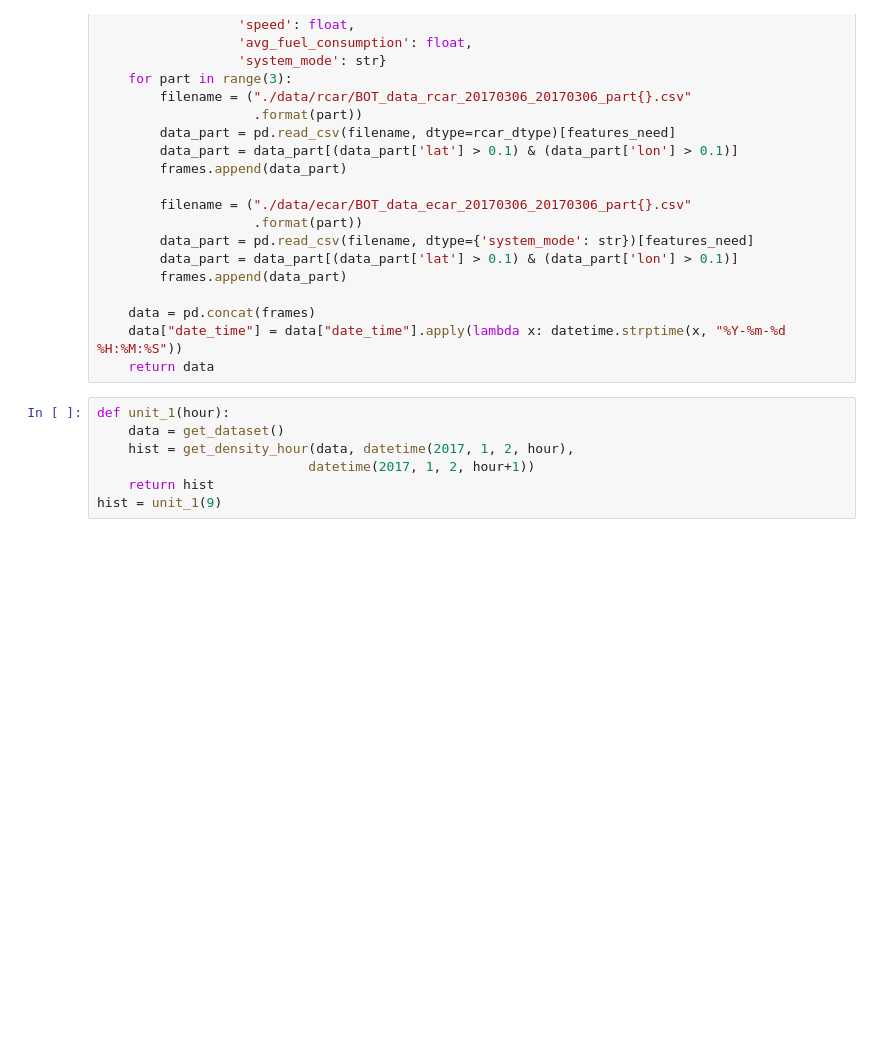
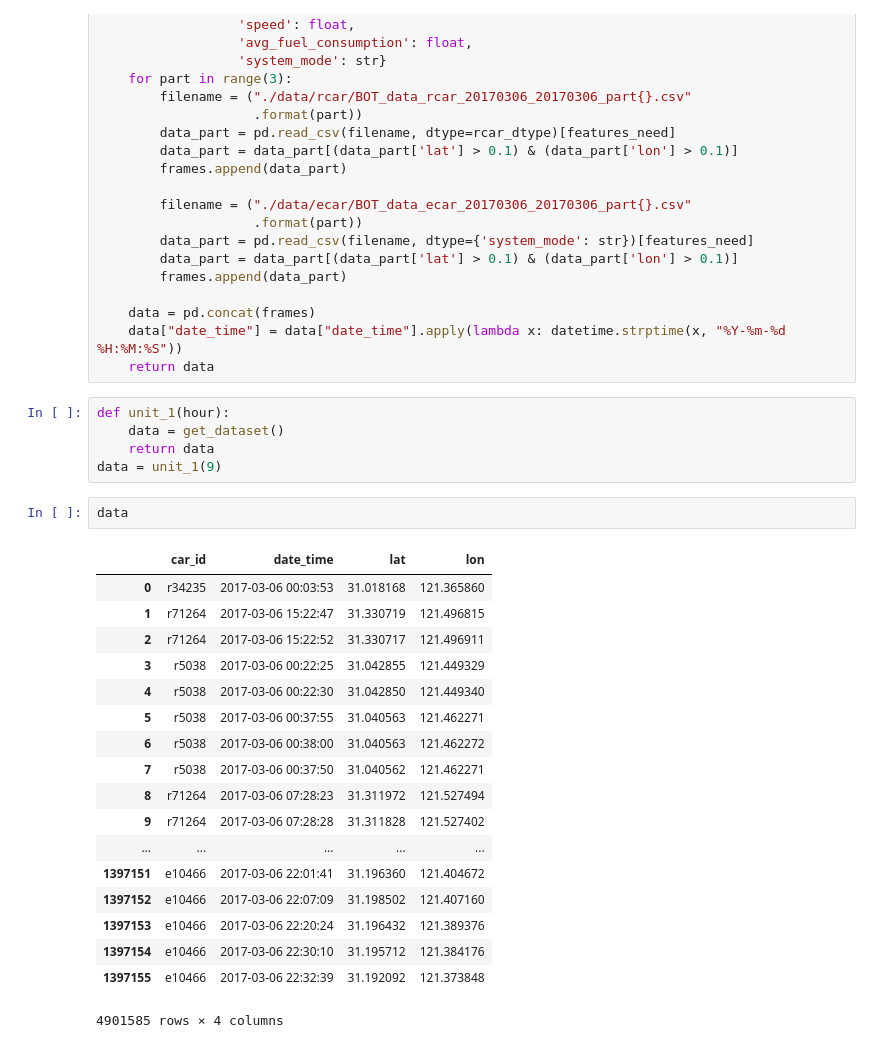
Before and after one commit to JachinShen/super-duper-guacamole, a Jupyter notebook: Baseline.ipynb, the cells around one changed output. Cells and saved outputs as stored; diff of their text form; blank space fills up the shorter version.

```diff
--- a/Baseline.ipynb
+++ b/Baseline.ipynb
@@ -152,7 +170,26 @@ def get_dataset():
 # %%
 def unit_1(hour):
     data = get_dataset()
-    hist = get_density_hour(data, datetime(2017, 1, 2, hour),
-                           datetime(2017, 1, 2, hour+1))
-    return hist
-hist = unit_1(9)
+    return data
+data = unit_1(9)
+# %%
+data
+# %% [output]
+|  | car_id | date_time | lat | lon |
+| 0 | r34235 | 2017-03-06 00:03:53 | 31.018168 | 121.365860 |
+| 1 | r71264 | 2017-03-06 15:22:47 | 31.330719 | 121.496815 |
+| 2 | r71264 | 2017-03-06 15:22:52 | 31.330717 | 121.496911 |
+| 3 | r5038 | 2017-03-06 00:22:25 | 31.042855 | 121.449329 |
+| 4 | r5038 | 2017-03-06 00:22:30 | 31.042850 | 121.449340 |
+| 5 | r5038 | 2017-03-06 00:37:55 | 31.040563 | 121.462271 |
+| 6 | r5038 | 2017-03-06 00:38:00 | 31.040563 | 121.462272 |
+| 7 | r5038 | 2017-03-06 00:37:50 | 31.040562 | 121.462271 |
+| 8 | r71264 | 2017-03-06 07:28:23 | 31.311972 | 121.527494 |
+| 9 | r71264 | 2017-03-06 07:28:28 | 31.311828 | 121.527402 |
+| ... | ... | ... | ... | ... |
+| 1397151 | e10466 | 2017-03-06 22:01:41 | 31.196360 | 121.404672 |
+| 1397152 | e10466 | 2017-03-06 22:07:09 | 31.198502 | 121.407160 |
+| 1397153 | e10466 | 2017-03-06 22:20:24 | 31.196432 | 121.389376 |
+| 1397154 | e10466 | 2017-03-06 22:30:10 | 31.195712 | 121.384176 |
+| 1397155 | e10466 | 2017-03-06 22:32:39 | 31.192092 | 121.373848 |
+4901585 rows × 4 columns
```
Also changed, not shown: parts of 14 cells of this notebook.
